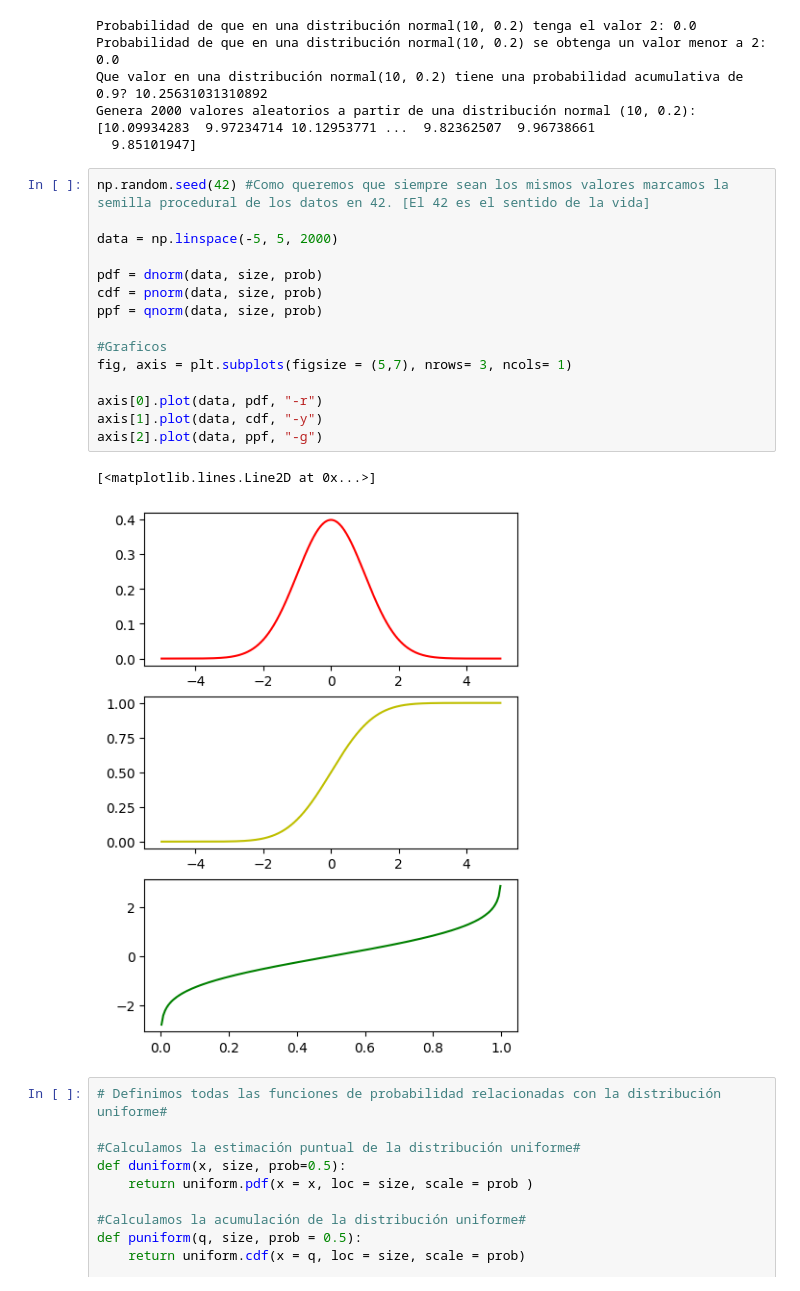
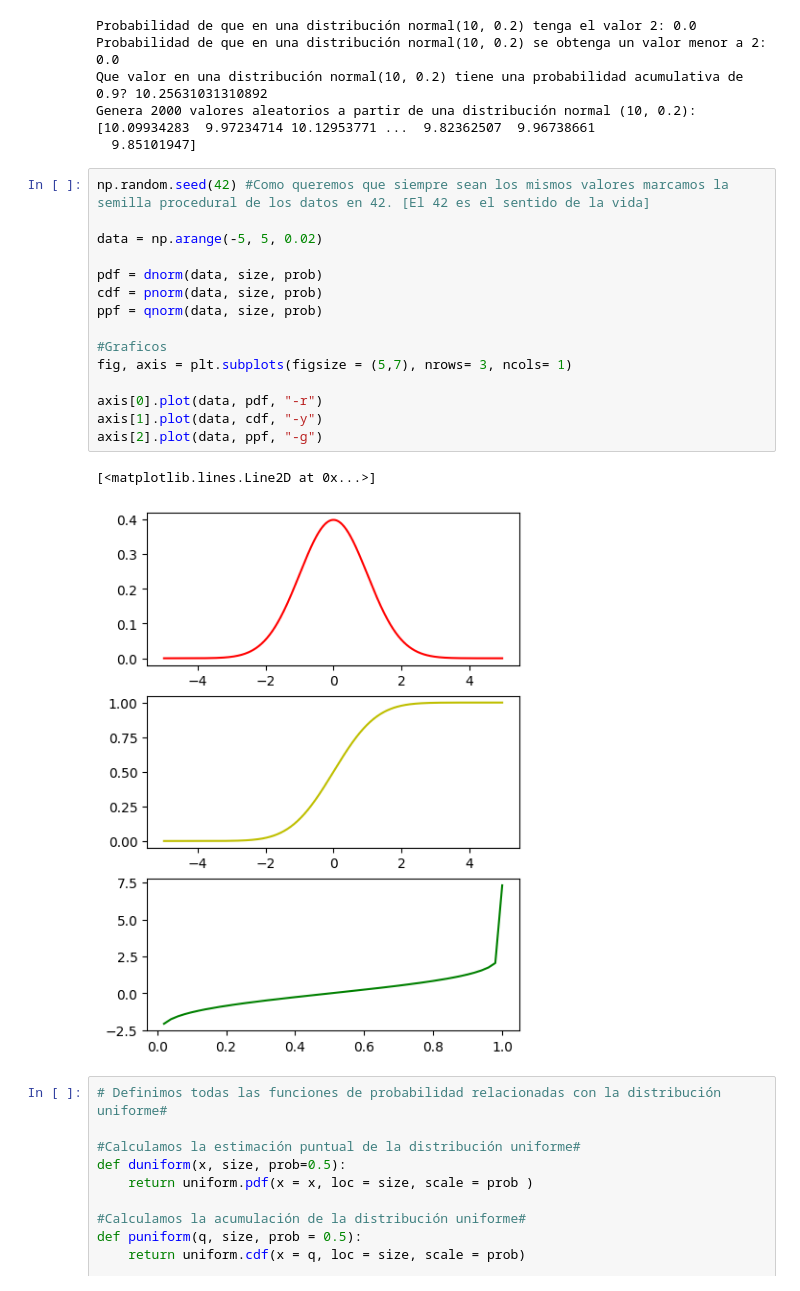
Before and after one commit to Fj-martinez33/probability-distribution-exercises-project-with-python, a Jupyter notebook: notebook/problems.es.ipynb, the cells around one changed output. Drawn from its saved outputs; the diff is of its cells as text.

Commit message:
incorporacion arange olvidado

```diff
--- a/notebook/problems.es.ipynb
+++ b/notebook/problems.es.ipynb
@@ -132,21 +132,21 @@ Genera 2000 valores aleatorios a partir de una distribución normal (10, 0.2): [
 # %%
 np.random.seed(42) #Como queremos que siempre sean los mismos valores marcamos la semilla procedural de los datos en 42. [El 42 es el sentido de la vida]
 
-data = np.linspace(-5, 5, 2000)
+data = np.arange(-5, 5, 0.02)
 
 pdf = dnorm(data, size, prob)
 cdf = pnorm(data, size, prob)
 ppf = qnorm(data, size, prob)
 
 #Graficos
 fig, axis = plt.subplots(figsize = (5,7), nrows= 3, ncols= 1)
 
 axis[0].plot(data, pdf, "-r")
 axis[1].plot(data, cdf, "-y")
 axis[2].plot(data, ppf, "-g")
 # %% [output]
 [<matplotlib.lines.Line2D at 0x...>]
-[figure, old version]
+[figure, new version]
 # %%
 # Definimos todas las funciones de probabilidad relacionadas con la distribución uniforme#
 
```
Also changed, not shown: parts of 1 cell of this notebook.
